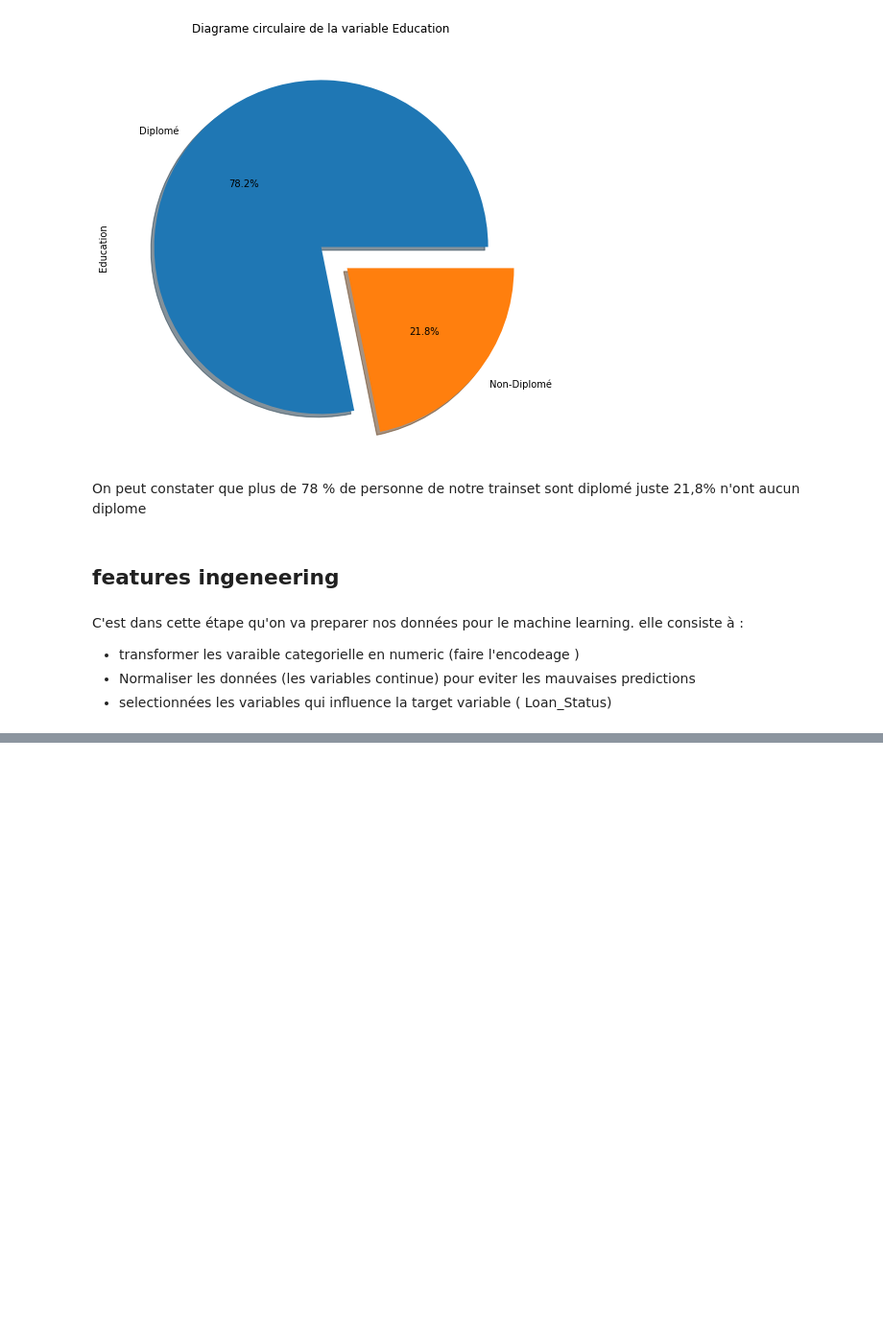
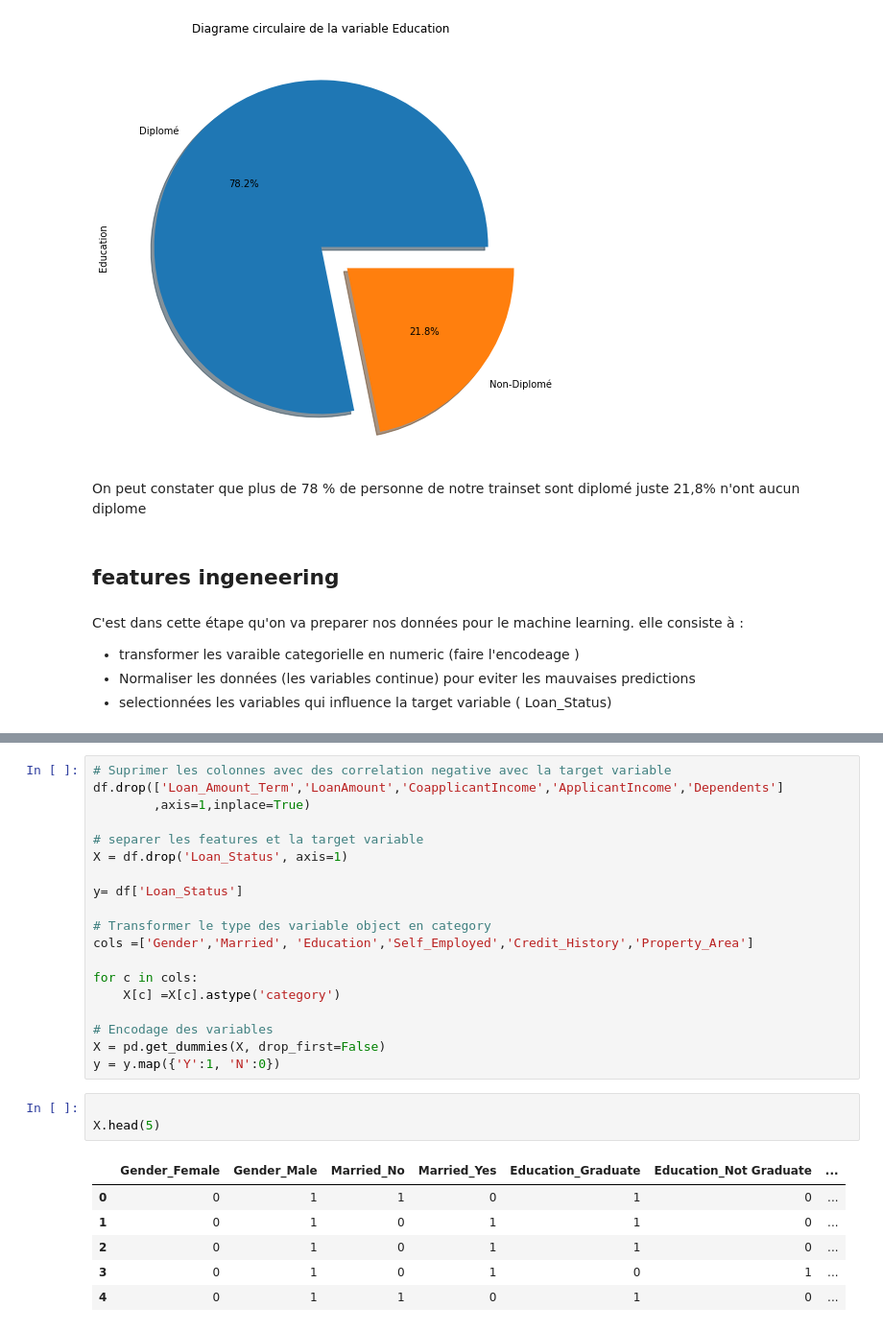
Before and after one commit to Junny-cloud/Compo-NaN, a Jupyter notebook: Compo_JuniorEssoh.ipynb, the cells around one changed output, grey strips where cells are left out. Shown: that part at 96% size. Drawn from its saved outputs; the diff is of its cells as text; blank space fills up the shorter version.

```diff
--- a/Compo_JuniorEssoh.ipynb
+++ b/Compo_JuniorEssoh.ipynb
@@ -230,0 +242,29 @@ def data_trans(df):
+# %%
+# Suprimer les colonnes avec des correlation negative avec la target variable
+df.drop(['Loan_Amount_Term','LoanAmount','CoapplicantIncome','ApplicantIncome','Dependents']
+        ,axis=1,inplace=True)
+
+# separer les features et la target variable
+X = df.drop('Loan_Status', axis=1)
+
+y= df['Loan_Status']
+
+# Transformer le type des variable object en category
+cols =['Gender','Married', 'Education','Self_Employed','Credit_History','Property_Area']
+
+for c in cols:
+    X[c] =X[c].astype('category')
+
+# Encodage des variables
+X = pd.get_dummies(X, drop_first=False)
+y = y.map({'Y':1, 'N':0})
+# %%
+
+X.head(5)
+# %% [output]
+|  | Gender_Female | Gender_Male | Married_No | Married_Yes | Education_Graduate | Education_Not Graduate | ... |
+| 0 | 0 | 1 | 1 | 0 | 1 | 0 | ... |
+| 1 | 0 | 1 | 0 | 1 | 1 | 0 | ... |
+| 2 | 0 | 1 | 0 | 1 | 1 | 0 | ... |
+| 3 | 0 | 1 | 0 | 1 | 0 | 1 | ... |
+| 4 | 0 | 1 | 1 | 0 | 1 | 0 | ... |
```
Also changed, not shown: parts of 35 cells of this notebook, 1 other file.
